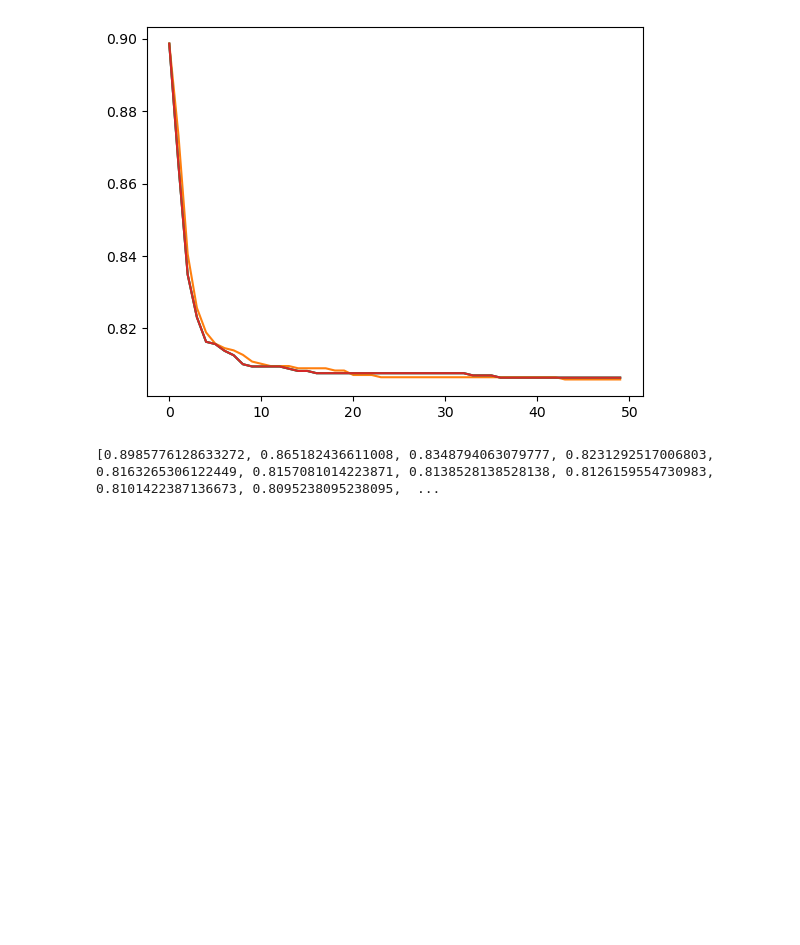
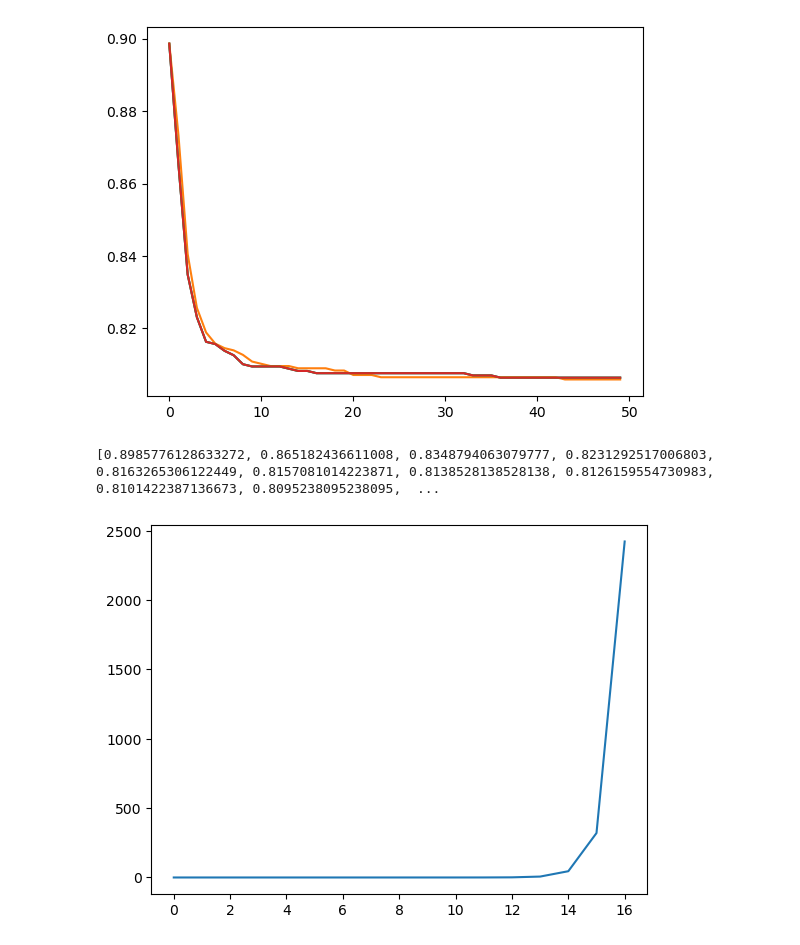
Before and after one commit to hayden000/Data-Analysis, a Jupyter notebook: data.ipynb, the cells around one changed output. Drawn from its saved outputs; the diff is of its cells as text; code cells hidden in the pictures; blank space fills up the shorter version.

```diff
--- a/data.ipynb
+++ b/data.ipynb
@@ -328,3 +349,11 @@ print(ERs)
 # %% [output]
 [figure]
 [0.8985776128633272, 0.865182436611008, 0.8348794063079777, 0.8231292517006803, 0.8163265306122449, 0.8157081014223871, 0.8138528138528138, 0.8126159554730983, 0.8101422387136673, 0.8095238095238095,  ...
+# %%
+times=[0.00000262260437011718 ,  0.00002098083496093750 ,  0.00000596046447753906 ,  0.00001001358032226560 ,  0.00002002716064453120 ,  0.00012087821960449200 ,  0.00015306472778320300 ,  0.00026178359985351500 ,  0.00113201141357421000 ,  0.00731492042541503000 ,  0.03011202812194820000 ,  0.18588590621948200000 ,  1.01069617271423000000 ,  6.51211810111999000000 ,  45.15806412696830000000 ,  320.39429497718800000000 ,  2422.64608407020000000000 ]
+import matplotlib.pyplot as plt
+
+plt.plot(times)
+plt.show()
+# %% [output]
+[figure, added]
```
Also changed, not shown: parts of 1 cell of this notebook.
